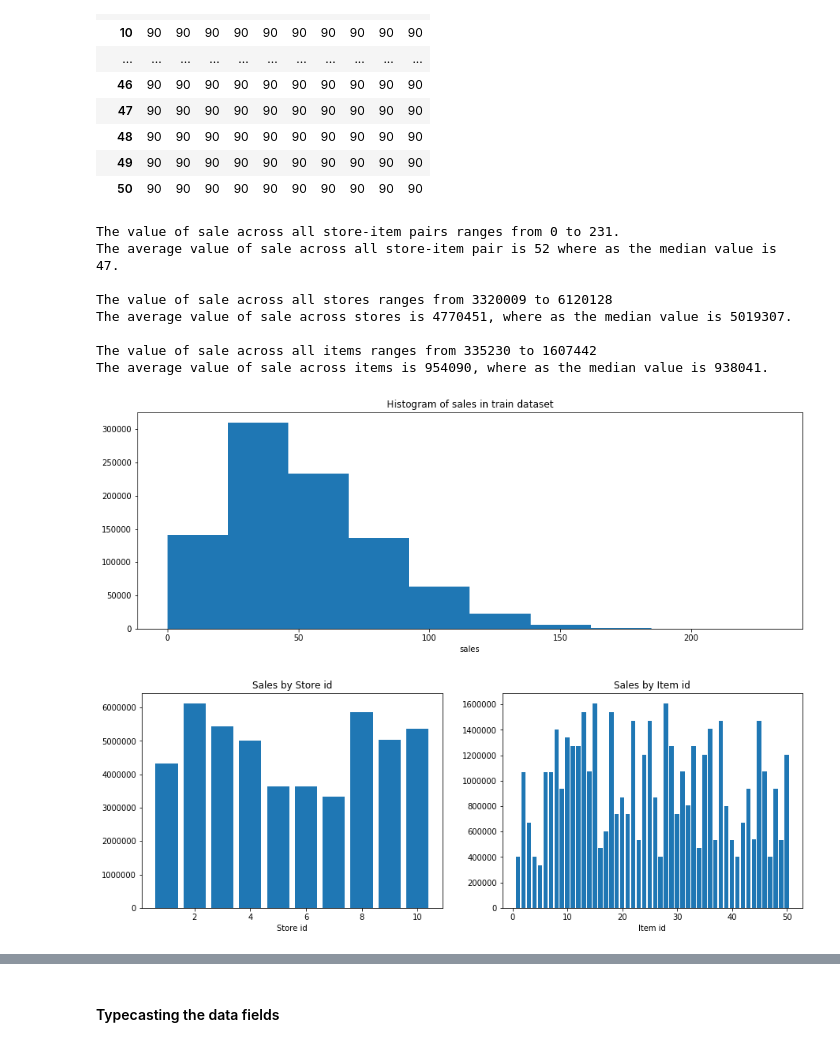
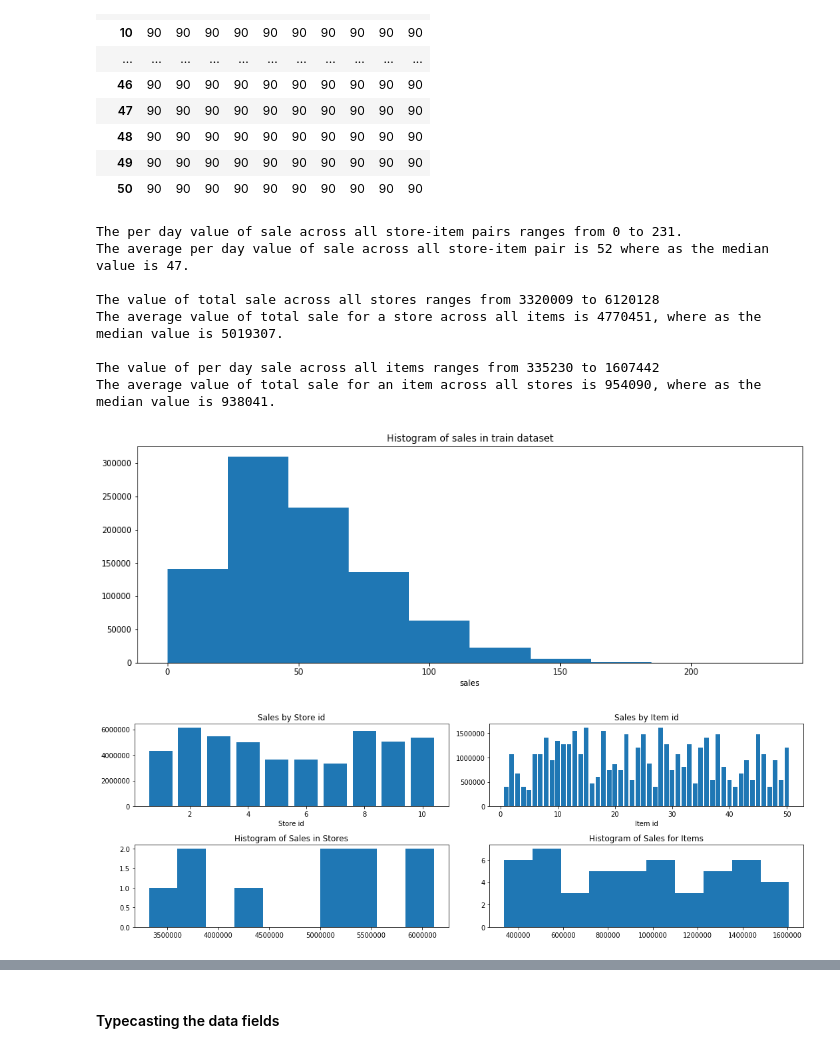
Before and after one commit to sanjeevgadre/Kaggle-Time-Series, a Jupyter notebook: EDA.ipynb, the cells around one changed output, grey strips where cells are left out. Cells and saved outputs as stored; diff of their text form; code cells hidden in the pictures.

```diff
--- a/EDA.ipynb
+++ b/EDA.ipynb
@@ -110,51 +110,60 @@ display('Cross-tabulating stores and items in the test dataset:', pd.crosstab(te
 | 49 | 90 | 90 | 90 | 90 | 90 | 90 | 90 | 90 | 90 | 90 |
 | 50 | 90 | 90 | 90 | 90 | 90 | 90 | 90 | 90 | 90 | 90 |
 # %%
-print('The value of sale across all store-item pairs ranges from %i to %i.'
+print('The per day value of sale across all store-item pairs ranges from %i to %i.'
       % (min(train.sales), max(train.sales)))
-print('The average value of sale across all store-item pair is %i where as the median value is %i.\n'
+print('The average per day value of sale across all store-item pair is %i where as the median value is %i.\n'
       % (np.mean(train.sales), np.median(train.sales)))
 
-print('The value of sale across all stores ranges from %i to %i'
+print('The value of total sale across all stores ranges from %i to %i'
       % (min(train.groupby(['store'])['sales'].sum()), max(train.groupby(['store'])['sales'].sum())))
-print('The average value of sale across stores is %i, where as the median value is %i.\n'
+print('The average value of total sale for a store across all items is %i, where as the median value is %i.\n'
       % (np.mean(train.groupby(['store'])['sales'].sum()), np.median(train.groupby(['store'])['sales'].sum())))
 
-print('The value of sale across all items ranges from %i to %i'
+print('The value of per day sale across all items ranges from %i to %i'
       % (min(train.groupby(['item'])['sales'].sum()), max(train.groupby(['item'])['sales'].sum())))
-print('The average value of sale across items is %i, where as the median value is %i.\n'
+print('The average value of total sale for an item across all stores is %i, where as the median value is %i.\n'
       % (np.mean(train.groupby(['item'])['sales'].sum()), np.median(train.groupby(['item'])['sales'].sum())))
 
 plt.figure(figsize = (15, 5))
 plt.hist(train.sales)
 plt.title('Histogram of sales in train dataset')
 plt.xlabel('sales')
 plt.show()
 
 plt.figure(figsize = (15, 5))
 
-plt.subplot(1,2,1)
+plt.subplot(2,2,1)
 plt.bar(np.arange(1,11,1), train.groupby(['store'])['sales'].sum())
 plt.title('Sales by Store id')
 plt.xlabel('Store id')
 
-plt.subplot(1,2,2)
+plt.subplot(2,2,2)
 plt.bar(np.arange(1,51,1), train.groupby(['item'])['sales'].sum())
 plt.title('Sales by Item id')
 plt.xlabel('Item id')
 
+plt.subplot(2,2,3)
+plt.hist(train.groupby(['store'])['sales'].sum())
+plt.title('Histogram of Sales in Stores')
+
+plt.subplot(2,2,4)
+plt.hist(train.groupby(['item'])['sales'].sum())
+plt.title('Histogram of Sales for Items')
+
+plt.tight_layout()
 plt.show()
 # %% [output]
-The value of sale across all store-item pairs ranges from 0 to 231.
-The average value of sale across all store-item pair is 52 where as the median value is 47.
+The per day value of sale across all store-item pairs ranges from 0 to 231.
+The average per day value of sale across all store-item pair is 52 where as the median value is 47.
 
-The value of sale across all stores ranges from 3320009 to 6120128
-The average value of sale across stores is 4770451, where as the median value is 5019307.
+The value of total sale across all stores ranges from 3320009 to 6120128
+The average value of total sale for a store across all items is 4770451, where as the median value is 5019307.
 
-The value of sale across all items ranges from 335230 to 1607442
-The average value of sale across items is 954090, where as the median value is 938041.
+The value of per day sale across all items ranges from 335230 to 1607442
+The average value of total sale for an item across all stores is 954090, where as the median value is 938041.
 [figure]
-[figure, old version]
+[figure, new version]
 # %% [markdown]
 #### Observations
 <ol>
```
Also changed, not shown: parts of 11 cells of this notebook.
